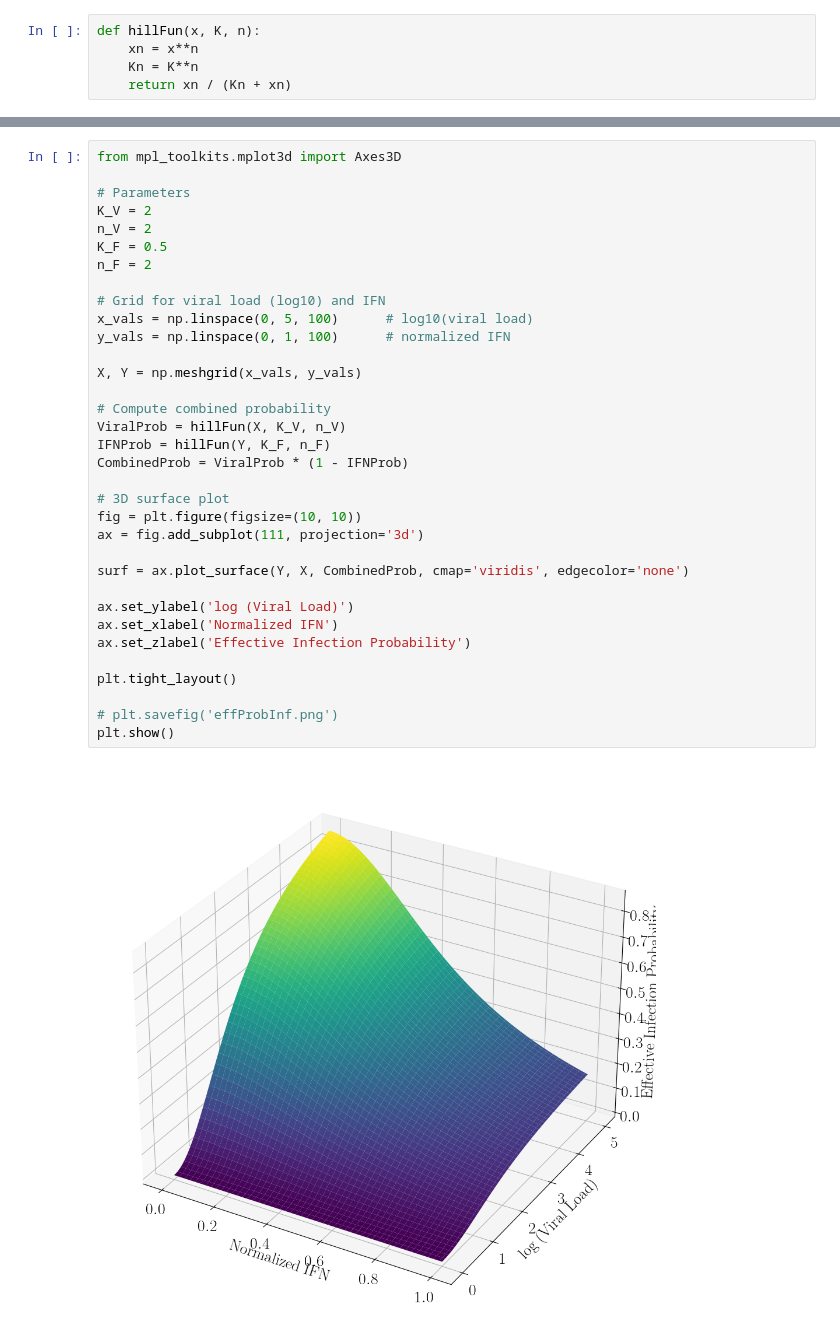
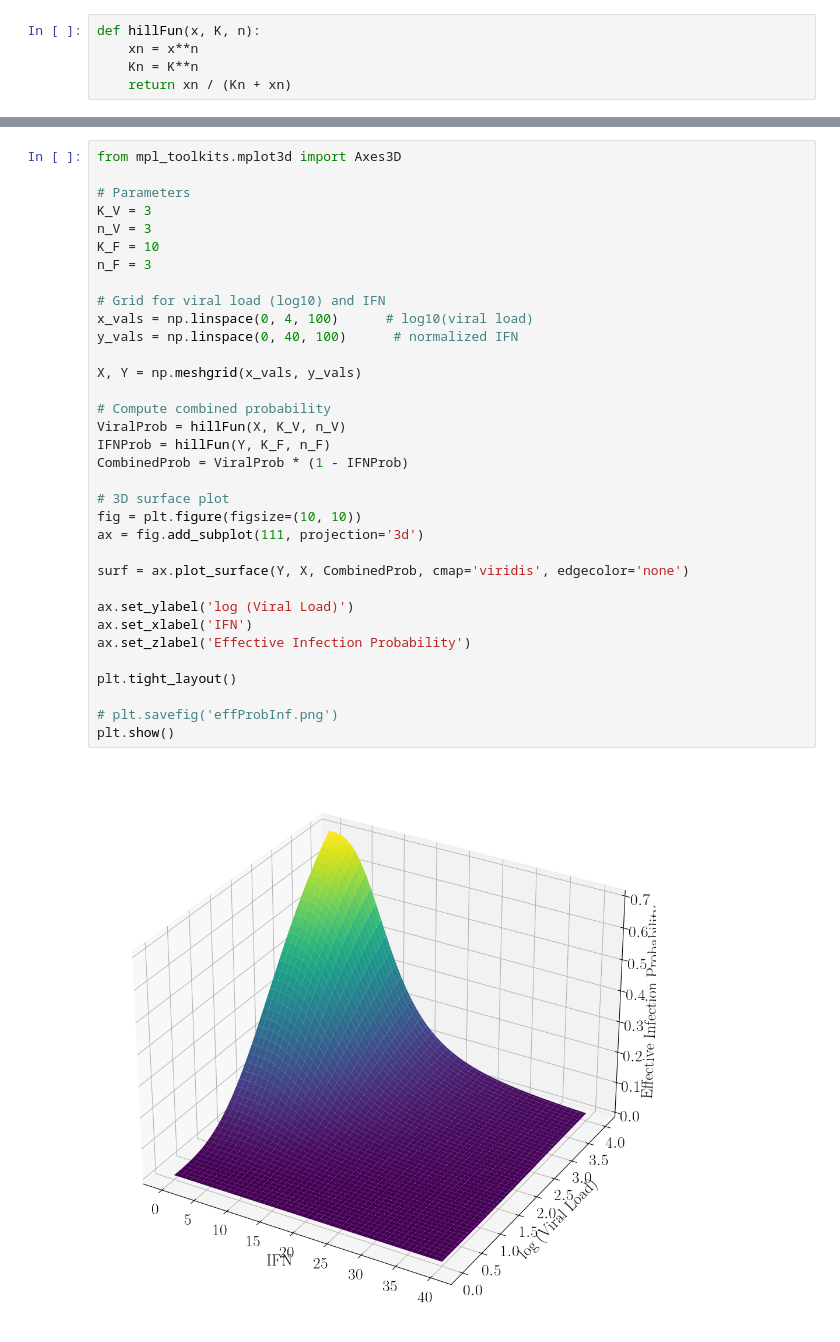
Before and after one commit to rblanco89/TissueFlu, a Jupyter notebook: utilities/tissuePlots.ipynb, the cells around one changed output, grey strips where cells are left out. Drawn from its saved outputs; the diff is of its cells as text.

```diff
--- a/utilities/tissuePlots.ipynb
+++ b/utilities/tissuePlots.ipynb
@@ -263,36 +263,36 @@ plt.show()
 # %%
 from mpl_toolkits.mplot3d import Axes3D
 
 # Parameters
-K_V = 2
-n_V = 2
-K_F = 0.5
-n_F = 2
+K_V = 3
+n_V = 3
+K_F = 10
+n_F = 3
 
 # Grid for viral load (log10) and IFN
-x_vals = np.linspace(0, 5, 100)      # log10(viral load)
-y_vals = np.linspace(0, 1, 100)      # normalized IFN
+x_vals = np.linspace(0, 4, 100)      # log10(viral load)
+y_vals = np.linspace(0, 40, 100)      # normalized IFN
 
 X, Y = np.meshgrid(x_vals, y_vals)
 
 # Compute combined probability
 ViralProb = hillFun(X, K_V, n_V)
 IFNProb = hillFun(Y, K_F, n_F)
 CombinedProb = ViralProb * (1 - IFNProb)
 
 # 3D surface plot
 fig = plt.figure(figsize=(10, 10))
 ax = fig.add_subplot(111, projection='3d')
 
 surf = ax.plot_surface(Y, X, CombinedProb, cmap='viridis', edgecolor='none')
 
 ax.set_ylabel('log (Viral Load)')
-ax.set_xlabel('Normalized IFN')
+ax.set_xlabel('IFN')
 ax.set_zlabel('Effective Infection Probability')
 
 plt.tight_layout()
 
 # plt.savefig('effProbInf.png')
 plt.show()
 # %% [output]
-[figure, old version]
+[figure, new version]
```
Also changed, not shown: parts of 2 cells of this notebook, 6 other files.
